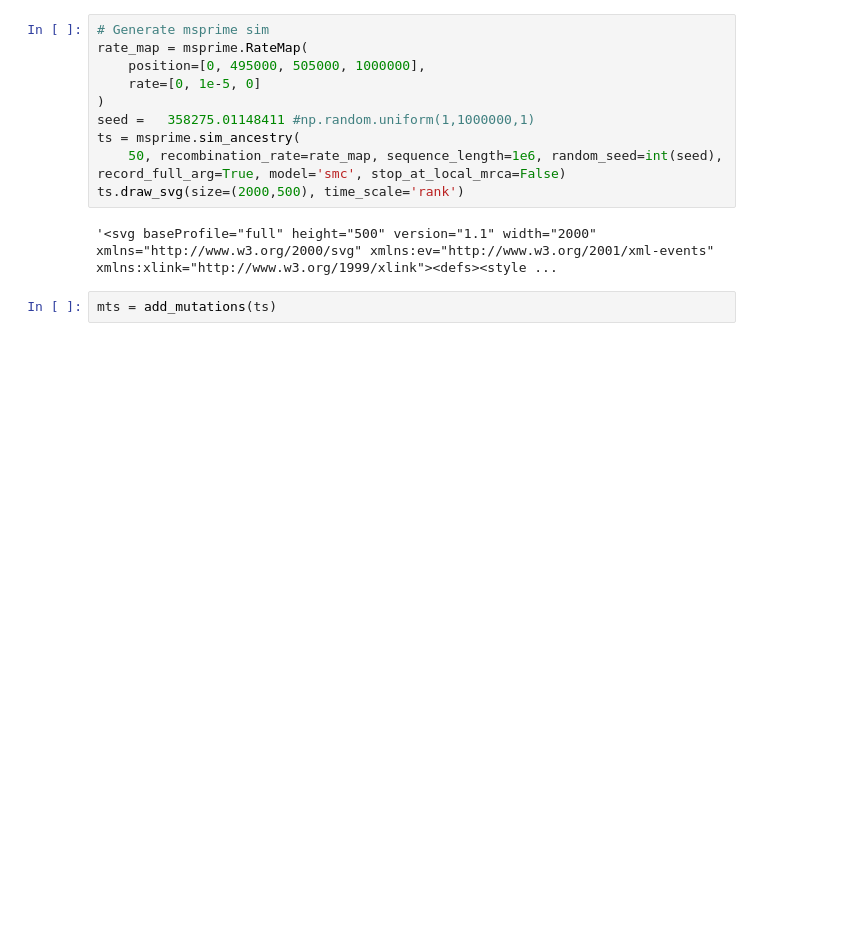
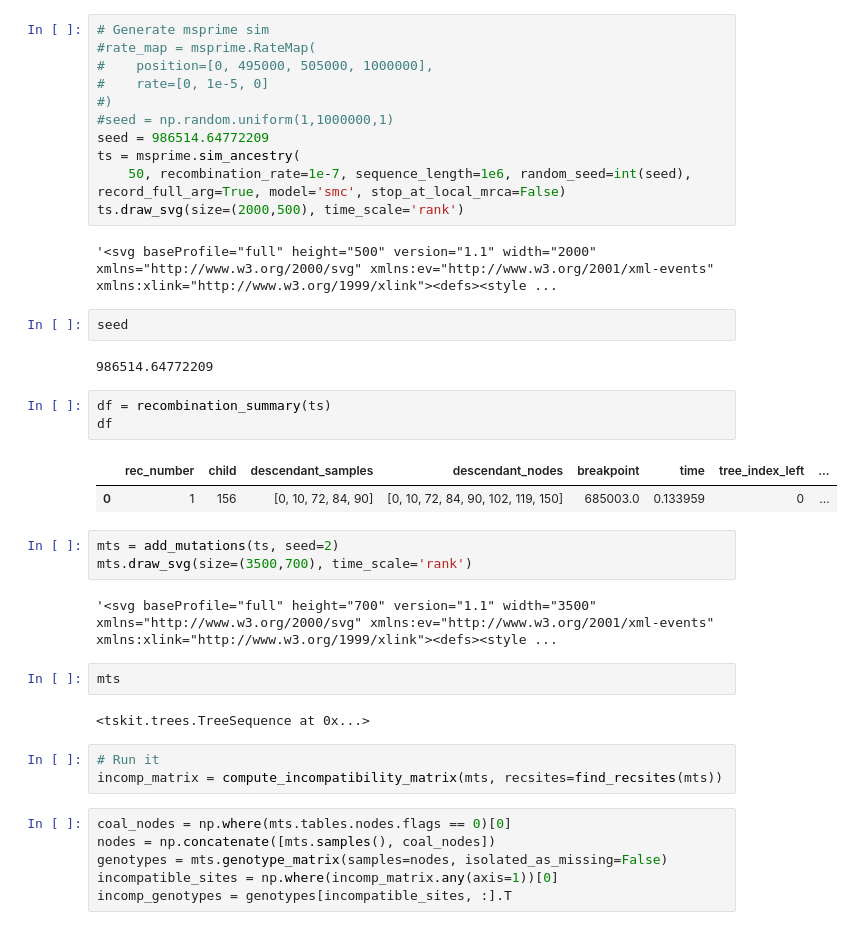
Before and after one commit to Bjarke-M/evolving_recombination_rate, a Jupyter notebook: incomp_test/relate_args.ipynb, the cells around one changed output. Drawn from its saved outputs; the diff is of its cells as text; blank space fills up the shorter version.

```diff
--- a/incomp_test/relate_args.ipynb
+++ b/incomp_test/relate_args.ipynb
@@ -11,15 +11,42 @@ from utils import *
 from relate_utils import *
 # %%
 # Generate msprime sim
-rate_map = msprime.RateMap(
-    position=[0, 495000, 505000, 1000000],
-    rate=[0, 1e-5, 0]
-)
-seed =   358275.01148411 #np.random.uniform(1,1000000,1)
+#rate_map = msprime.RateMap(
+#    position=[0, 495000, 505000, 1000000],
+#    rate=[0, 1e-5, 0]
+#)
+#seed = np.random.uniform(1,1000000,1)
+seed = 986514.64772209
 ts = msprime.sim_ancestry(
-    50, recombination_rate=rate_map, sequence_length=1e6, random_seed=int(seed), record_full_arg=True, model='smc', stop_at_local_mrca=False)
+    50, recombination_rate=1e-7, sequence_length=1e6, random_seed=int(seed), record_full_arg=True, model='smc', stop_at_local_mrca=False)
 ts.draw_svg(size=(2000,500), time_scale='rank')
 # %% [output]
 '<svg baseProfile="full" height="500" version="1.1" width="2000" xmlns="http://www.w3.org/2000/svg" xmlns:ev="http://www.w3.org/2001/xml-events" xmlns:xlink="http://www.w3.org/1999/xlink"><defs><style ...
+# %%
+seed
+# %% [output]
+986514.64772209
+# %%
+df = recombination_summary(ts)
+df
+# %% [output]
+|  | rec_number | child | descendant_samples | descendant_nodes | breakpoint | time | tree_index_left | ... |
+| 0 | 1 | 156 | [0, 10, 72, 84, 90] | [0, 10, 72, 84, 90, 102, 119, 150] | 685003.0 | 0.133959 | 0 | ... |
 # %%
-mts = add_mutations(ts)
+mts = add_mutations(ts, seed=2)
+mts.draw_svg(size=(3500,700), time_scale='rank')
+# %% [output]
+'<svg baseProfile="full" height="700" version="1.1" width="3500" xmlns="http://www.w3.org/2000/svg" xmlns:ev="http://www.w3.org/2001/xml-events" xmlns:xlink="http://www.w3.org/1999/xlink"><defs><style ...
+# %%
+mts
+# %% [output]
+<tskit.trees.TreeSequence at 0x...>
+# %%
+# Run it
+incomp_matrix = compute_incompatibility_matrix(mts, recsites=find_recsites(mts))
+# %%
+coal_nodes = np.where(mts.tables.nodes.flags == 0)[0]
+nodes = np.concatenate([mts.samples(), coal_nodes])
+genotypes = mts.genotype_matrix(samples=nodes, isolated_as_missing=False)
+incompatible_sites = np.where(incomp_matrix.any(axis=1))[0]
+incomp_genotypes = genotypes[incompatible_sites, :].T
```
Also changed, not shown: parts of 17 cells of this notebook, 9 other files.
